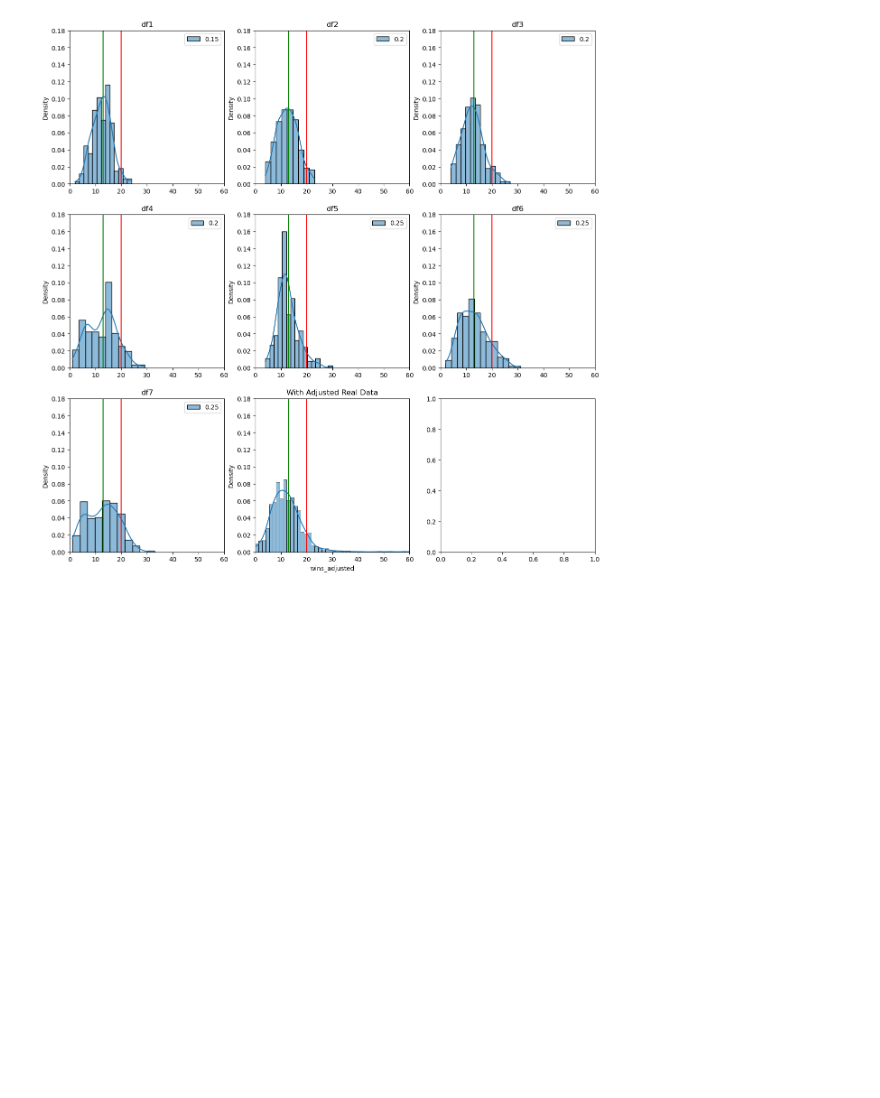
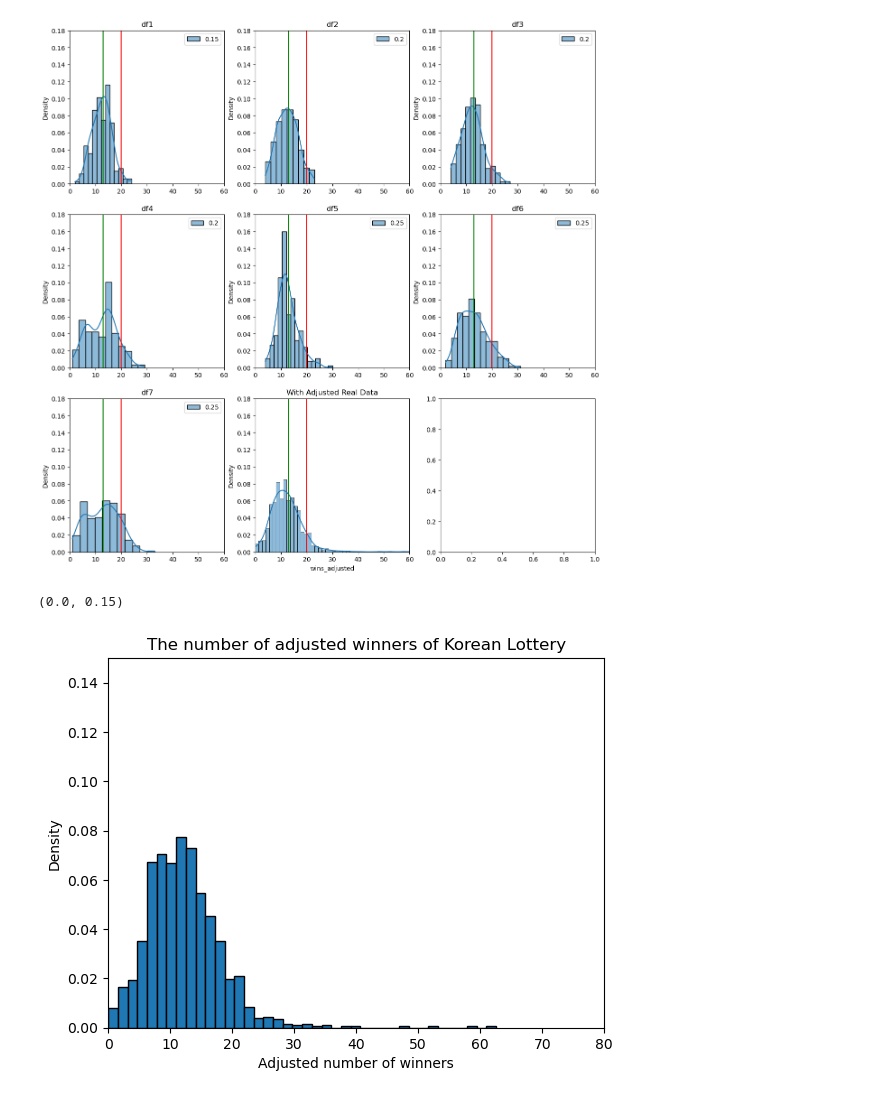
Before and after one commit to woozins/lottery, a Jupyter notebook: analysis_0827.ipynb, the cells around one changed output. Drawn from its saved outputs; the diff is of its cells as text; code cells hidden in the pictures; blank space fills up the shorter version.

```diff
--- a/analysis_0827.ipynb
+++ b/analysis_0827.ipynb
@@ -203,3 +203,13 @@ mean: 13.016461, var : 29.388158
 mean: 12.673469, var : 39.253597
 (0.0, 0.18)
 [figure]
+# %%
+plt.hist(wins_weighted.wins_adjusted, bins = 40, density = True, edgecolor='black')
+plt.title("The number of adjusted winners of Korean Lottery")
+plt.xlabel("Adjusted number of winners")
+plt.ylabel("Density")
+plt.xlim(0,80)
+plt.ylim(0,0.15)
+# %% [output]
+(0.0, 0.15)
+[figure, added]
```
Also changed, not shown: 11 other files.
